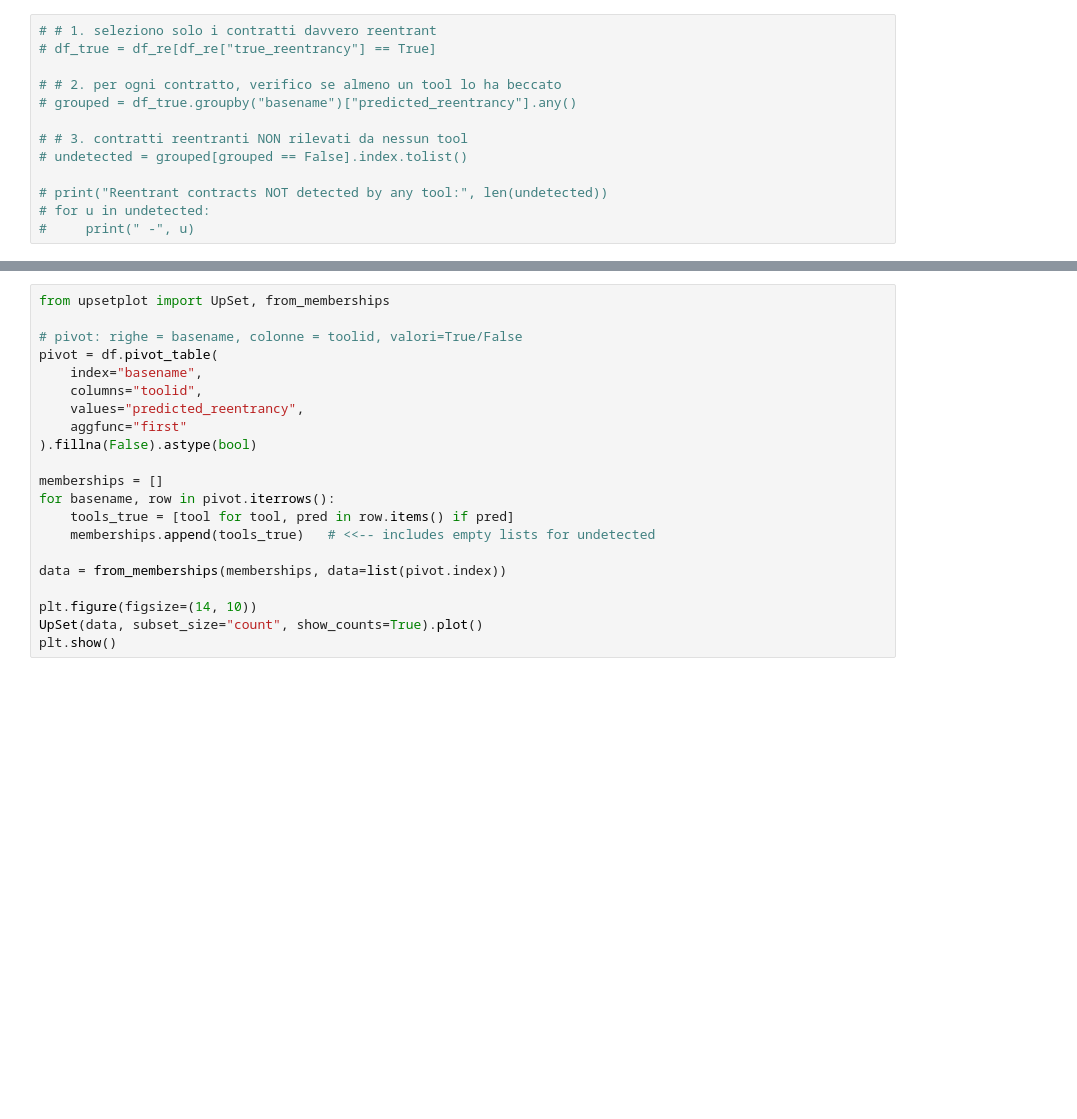
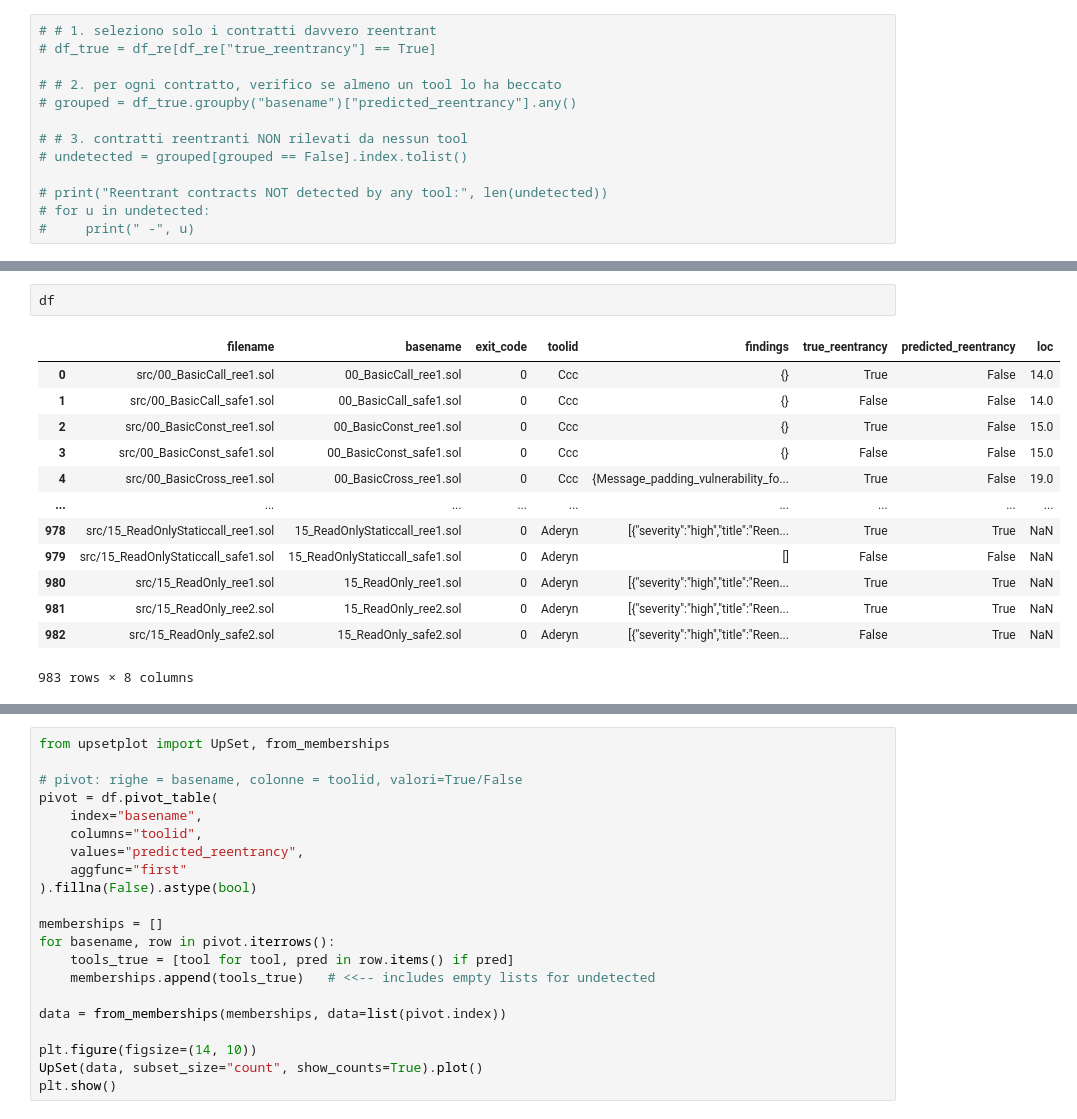
Before and after one commit to matteo-rizzo/reentrancy-detection-benchmarks, a Jupyter notebook: results/smartbugs_csv_parser.ipynb, the cells around one changed output, grey strips where cells are left out. Saved outputs shown, nothing was run; the diff lists cells and outputs as text; blank space fills up the shorter version.

```diff
--- a/results/smartbugs_csv_parser.ipynb
+++ b/results/smartbugs_csv_parser.ipynb
@@ -360,3 +364,19 @@ plt.show()
+# %%
+df
+# %% [output]
+|  | filename | basename | exit_code | toolid | findings | true_reentrancy | predicted_reentrancy | loc |
+| 0 | src/00_BasicCall_ree1.sol | 00_BasicCall_ree1.sol | 0 | Ccc | {} | True | False | 14.0 |
+| 1 | src/00_BasicCall_safe1.sol | 00_BasicCall_safe1.sol | 0 | Ccc | {} | False | False | 14.0 |
+| 2 | src/00_BasicConst_ree1.sol | 00_BasicConst_ree1.sol | 0 | Ccc | {} | True | False | 15.0 |
+| 3 | src/00_BasicConst_safe1.sol | 00_BasicConst_safe1.sol | 0 | Ccc | {} | False | False | 15.0 |
+| 4 | src/00_BasicCross_ree1.sol | 00_BasicCross_ree1.sol | 0 | Ccc | {Message_padding_vulnerability_fo... | True | False | 19.0 |
+| ... | ... | ... | ... | ... | ... | ... | ... | ... |
+| 978 | src/15_ReadOnlyStaticcall_ree1.sol | 15_ReadOnlyStaticcall_ree1.sol | 0 | Aderyn | [{"severity":"high","title":"Reen... | True | True | NaN |
+| 979 | src/15_ReadOnlyStaticcall_safe1.sol | 15_ReadOnlyStaticcall_safe1.sol | 0 | Aderyn | [] | False | False | NaN |
+| 980 | src/15_ReadOnly_ree1.sol | 15_ReadOnly_ree1.sol | 0 | Aderyn | [{"severity":"high","title":"Reen... | True | True | NaN |
+| 981 | src/15_ReadOnly_ree2.sol | 15_ReadOnly_ree2.sol | 0 | Aderyn | [{"severity":"high","title":"Reen... | True | True | NaN |
+| 982 | src/15_ReadOnly_safe2.sol | 15_ReadOnly_safe2.sol | 0 | Aderyn | [{"severity":"high","title":"Reen... | False | True | NaN |
+983 rows × 8 columns
 # %%
 import matplotlib.pyplot as plt
 import numpy as np
```
Also changed, not shown: parts of 6 cells of this notebook, 2 other files.
